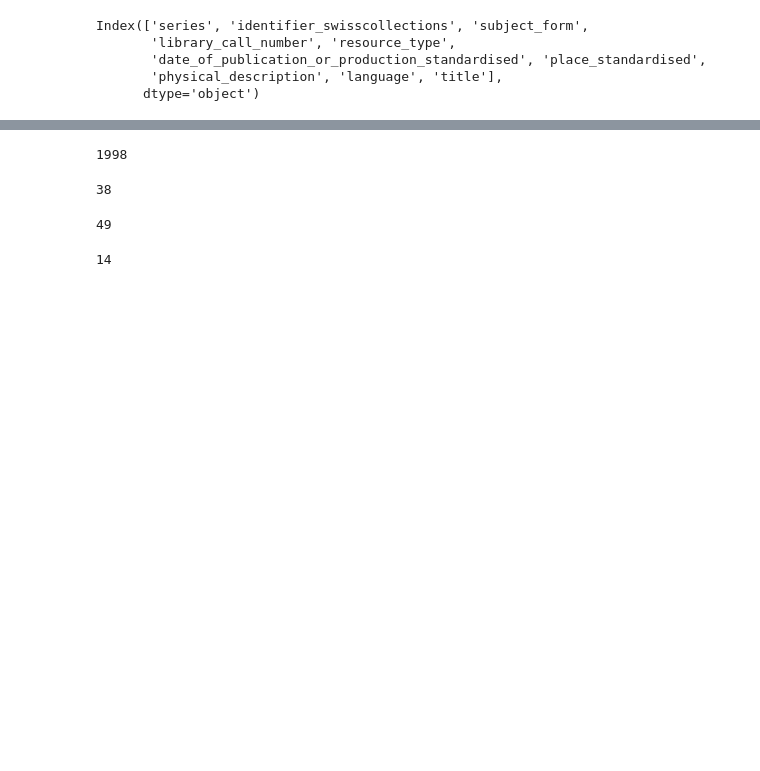
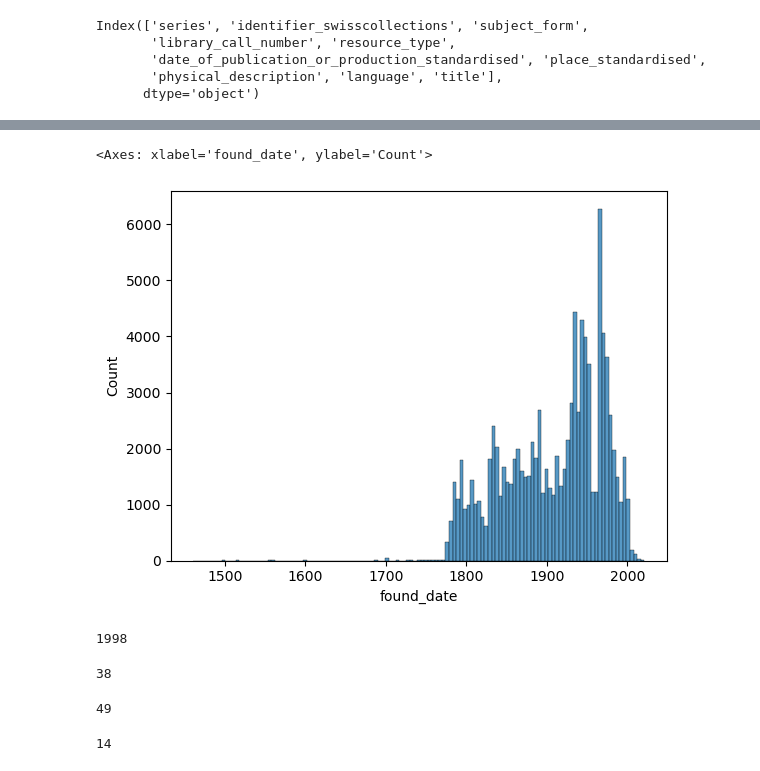
Before and after one commit to YasAsgari/IVDA, a Jupyter notebook: Exploratory Analysis/Exploratory_analysis.ipynb, the cells around one changed output, grey strips where cells are left out. Cells and saved outputs as stored; diff of their text form; code cells hidden in the pictures; blank space fills up the shorter version.

```diff
--- a/Exploratory Analysis/Exploratory_analysis.ipynb
+++ b/Exploratory Analysis/Exploratory_analysis.ipynb
@@ -53,6 +53,31 @@ def find_date_of_publication(x):
         match_year = re.search(r'\b(\d{4})\b', x)
         if match_year:
             return int(match_year.group(1))
+         # Original logic for numeric-like processing
+
+        result = ''.join(char for char in x if char.isdigit() or char in ['/', ',', '-'])
+        if result[0] == '-':
+            result = result[1:]
+
+        if '/' in result:
+            result = result.split('/')[0]
+        if ',' in result:
+            result = result.split(',')[0]
+        if '-' in result:
+            result = result.split('-')[0]
+
+        if len(result) == 4:  # Year
+            return int(result)
+        if len(result) == 8:  # YYYYMMDD or DDMMYYYY
+            try:
+                return pd.to_datetime(result, format='%Y%m%d').year
+            except ValueError:
+                try:
+                    return pd.to_datetime(result, format='%d%m%Y').year
+                except ValueError:
+                    return None
+        else:
+            return int(result[:4])  # Fallback to the first 4 digits if all else fails
 
     except Exception as e:
         print(f"Error processing: {x}, Exception: {e}")
@@ -66,4 +91,4 @@ x
 # %%
 df['found_date']=df.date_of_publication_or_production_standardised.apply(find_date_of_publication)
 # %%
-df[df['found_date']<1500]
+df=df[df['found_date']>=1000]
@@ -75,3 +95,9 @@ df[df['found_date']<1500]
+# %%
+import seaborn as sns
+sns.histplot(df['found_date'])
+# %% [output]
+<Axes: xlabel='found_date', ylabel='Count'>
+[figure, added]
 # %%
 import pandas as pd
 import re
```
Also changed, not shown: parts of 2 cells of this notebook.
